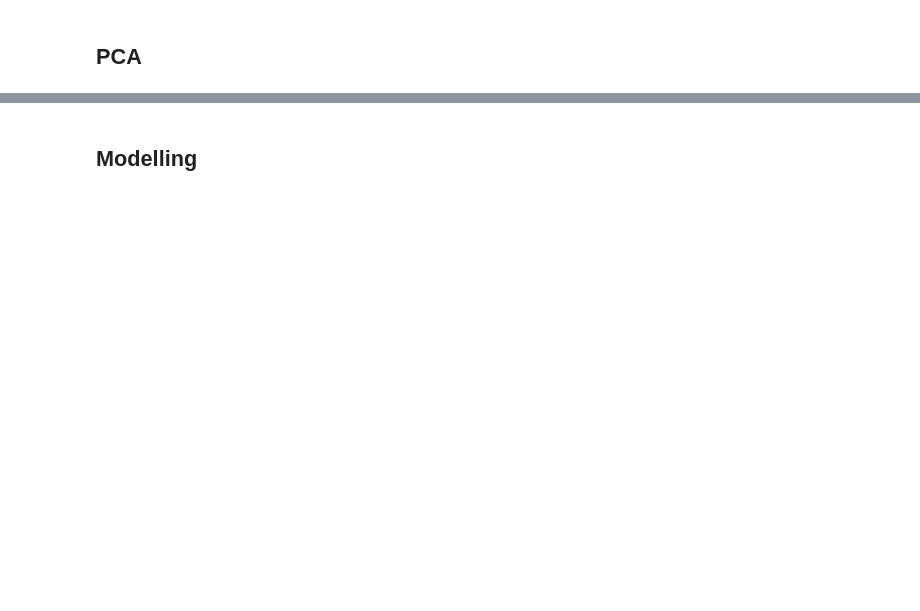
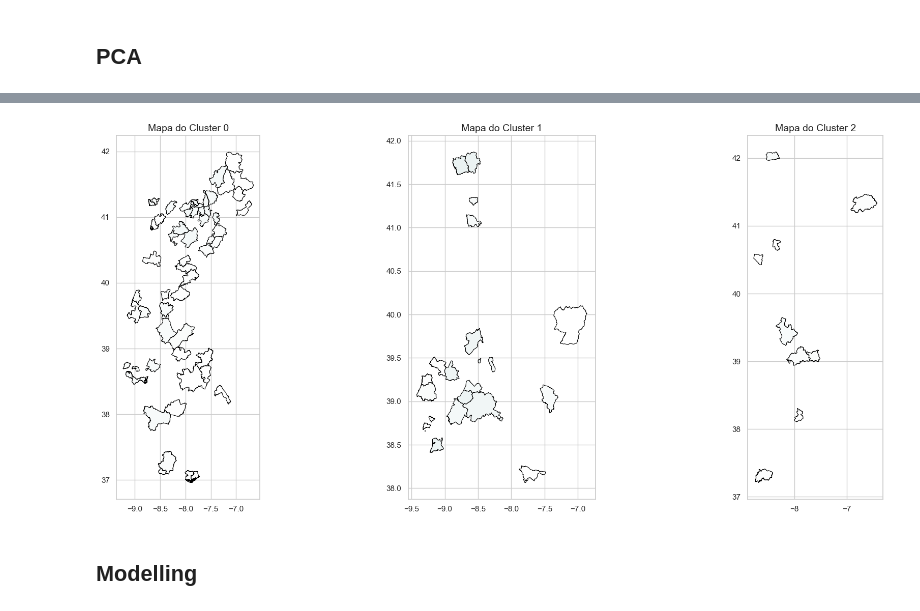
Before and after one commit to Vullkano/pfacd, a Jupyter notebook: rascunhos/freitas/5.NSupervisionada.ipynb, the cells around one changed output, grey strips where cells are left out. Cells and saved outputs as stored; diff of their text form; code cells hidden in the pictures; blank space fills up the shorter version.

Commit message:
Início da perfilagem de concelhos

```diff
--- a/rascunhos/freitas/5.NSupervisionada.ipynb
+++ b/rascunhos/freitas/5.NSupervisionada.ipynb
@@ -571,0 +693,13 @@ print(pca.singular_values_)
+# %%
+# Escolher o número de clusters com base no gráfico de Elbow e aplicar K-means
+# Substitua 'numero_de_clusters_escolhido' pelo número escolhido de clusters
+numero_de_clusters_escolhido = 4
+kmeans = KMeans(n_clusters=numero_de_clusters_escolhido, init='k-means++', random_state=42)
+clusters = kmeans.fit_predict(dados_finais)
+
+# Adicionar a coluna de clusters ao dataframe original
+QuebrasFinal['Cluster'] = clusters
+
+# Visualizar os resultados
+concelhos_mapa = QuebrasFinal[['Concelho', 'Cluster']]
+concelhos_mapa
@@ -571,0 +720,8 @@ print(pca.singular_values_)
+# %%
+file_path = shape_folder / "concelhos.shp"
+Concelho = gpd.read_file(file_path)
+Concelho.rename(columns={'NAME_1': 'Distrito'}, inplace=True)
+Concelho.rename(columns={'NAME_2': 'Concelho'}, inplace=True)
+Concelho["Concelho"] = Concelho["Concelho"].str.title()
+Concelho = Concelho[~Concelho['Distrito'].isin(['Azores', 'Madeira'])]
+Concelho
@@ -571,0 +742,4 @@ print(pca.singular_values_)
+# %%
+Freguesias_com_clusters2 = pd.concat([Concelho, concelhos_mapa], axis=1)
+
+Freguesias_com_clusters2
@@ -572,3 +760,23 @@ print(pca.singular_values_)
+# %%
+# Configurar a figura e os eixos para a grade de subplots
+fig, axs = plt.subplots(1, 3, figsize=(20, 8))
+
+# Iterar sobre cada cluster e plotar o mapa correspondente
+for i, cluster in enumerate([0, 1, 2]):
+    # Filtrar o DataFrame para os concelhos pertencentes ao cluster atual
+    concelhos_cluster = Freguesias_com_clusters2[Freguesias_com_clusters2['Cluster'] == cluster]
+
+    # Plotar o mapa dos concelhos para o cluster atual
+    concelhos_cluster.plot(ax=axs[i], cmap='bone_r', linewidth=0.8, edgecolor='black')
+
+    # Adicionar título para cada subplot
+    axs[i].set_title(f'Mapa do Cluster {cluster}', fontsize=14)
+
+# Exibir os mapas
+plt.tight_layout()
+plt.show()
+# %% [output]
+[figure, added]
 # %% [markdown]
 ## Modelling
 # %%
```
Also changed, not shown: parts of 55 cells of this notebook.
